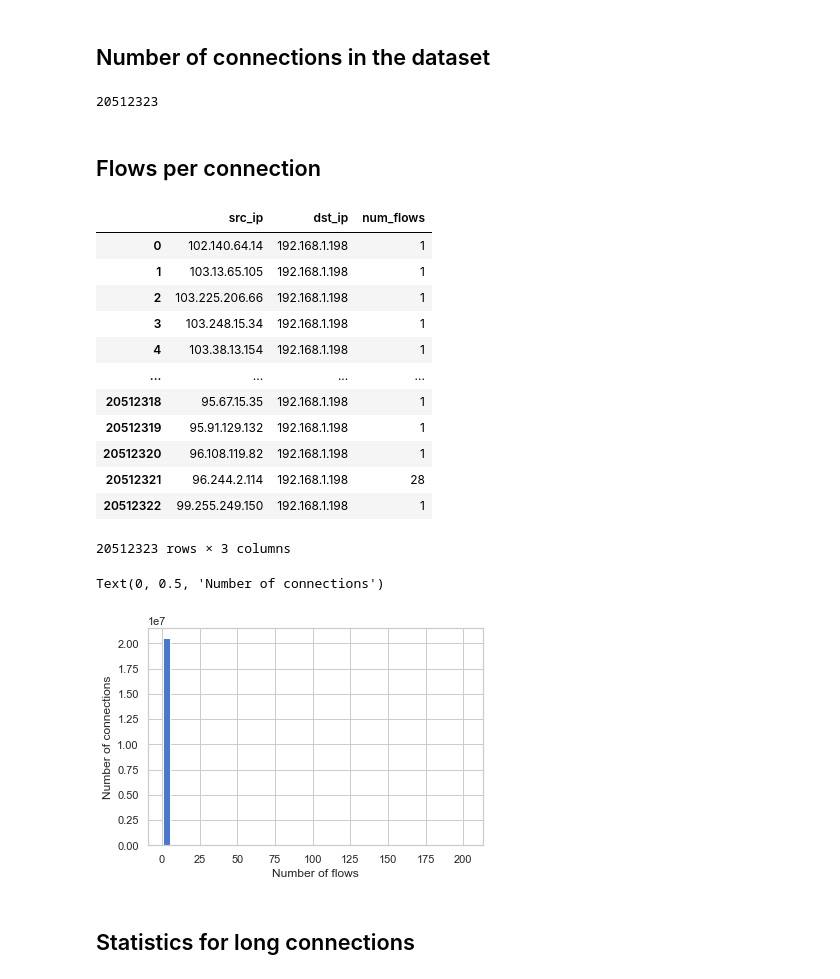
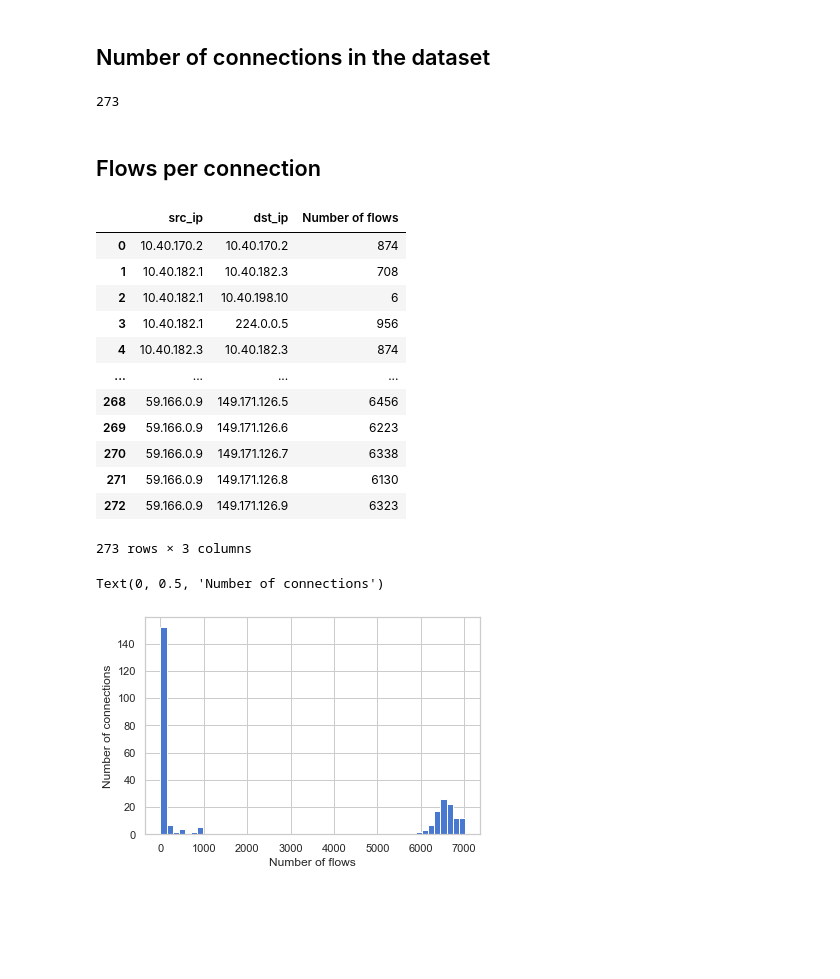
Before and after one commit to ghabbenjansen/thesis-vasileios, a Jupyter notebook: statistics_visualization.ipynb, the cells around one changed output. Cells and saved outputs as stored; diff of their text form; code cells hidden in the pictures; blank space fills up the shorter version.

Commit message:
Long commit with initial code refactoring

```diff
--- a/statistics_visualization.ipynb
+++ b/statistics_visualization.ipynb
@@ -11,7 +11,7 @@ warnings.simplefilter(action='ignore', category=FutureWarning)
 # Benign Data
 # %%
 # open a capture with the normal data from a scenario
-data = pd.read_pickle('Datasets/IOT23/Malware-Capture-43-1/zeek_normal.pkl')
+data = pd.read_pickle('Datasets/UNSW-NB15/UNSW-NB15-1/normal.pkl')
 # %% [markdown]
 ## The structure of the dataset
 # %%
@@ -118,34 +172,32 @@ for index, row in main_hosts.iterrows():
 # %% [markdown]
 ## Number of connections in the dataset
 # %%
-flows_per_connection = data.groupby(['src_ip', 'dst_ip']).size().reset_index().rename(columns={0: 'num_flows'})
+flows_per_connection = data.groupby(['src_ip', 'dst_ip']).size().reset_index().rename(columns={0: 'Number of flows'})
 flows_per_connection.shape[0]
 # %% [output]
-20512323
+273
 # %% [markdown]
 ## Flows per connection
 # %%
 flows_per_connection
 # %% [output]
-|  | src_ip | dst_ip | num_flows |
-| 0 | 102.140.64.14 | 192.168.1.198 | 1 |
-| 1 | 103.13.65.105 | 192.168.1.198 | 1 |
-| 2 | 103.225.206.66 | 192.168.1.198 | 1 |
-| 3 | 103.248.15.34 | 192.168.1.198 | 1 |
-| 4 | 103.38.13.154 | 192.168.1.198 | 1 |
+|  | src_ip | dst_ip | Number of flows |
+| 0 | 10.40.170.2 | 10.40.170.2 | 874 |
+| 1 | 10.40.182.1 | 10.40.182.3 | 708 |
+| 2 | 10.40.182.1 | 10.40.198.10 | 6 |
+| 3 | 10.40.182.1 | 224.0.0.5 | 956 |
+| 4 | 10.40.182.3 | 10.40.182.3 | 874 |
 | ... | ... | ... | ... |
-| 20512318 | 95.67.15.35 | 192.168.1.198 | 1 |
-| 20512319 | 95.91.129.132 | 192.168.1.198 | 1 |
-| 20512320 | 96.108.119.82 | 192.168.1.198 | 1 |
-| 20512321 | 96.244.2.114 | 192.168.1.198 | 28 |
-| 20512322 | 99.255.249.150 | 192.168.1.198 | 1 |
+| 268 | 59.166.0.9 | 149.171.126.5 | 6456 |
+| 269 | 59.166.0.9 | 149.171.126.6 | 6223 |
+| 270 | 59.166.0.9 | 149.171.126.7 | 6338 |
+| 271 | 59.166.0.9 | 149.171.126.8 | 6130 |
+| 272 | 59.166.0.9 | 149.171.126.9 | 6323 |
-20512323 rows × 3 columns
+273 rows × 3 columns
 # %%
-flows_per_connection['num_flows'].hist(bins=50)
+flows_per_connection['Number of flows'].hist(bins=50)
 plt.xlabel('Number of flows')
 plt.ylabel('Number of connections')
 # %% [output]
 Text(0, 0.5, 'Number of connections')
-[figure, old version]
+[figure, new version]
-# %% [markdown]
-## Statistics for long connections
```
Also changed, not shown: parts of 123 cells of this notebook, 15 other files.
